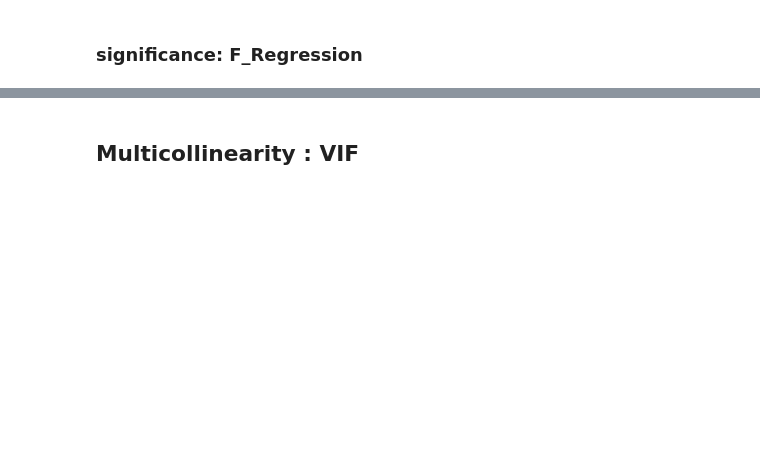
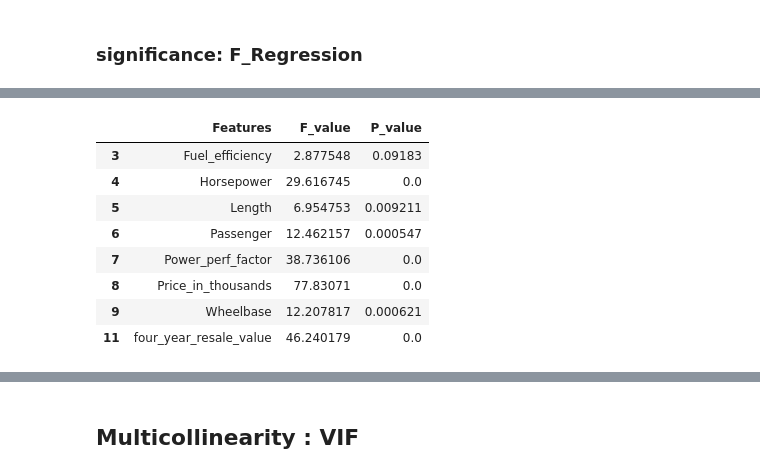
Before and after one commit to kroopeshrajput/Linear_regression_OLS_Car_sales, a Jupyter notebook: Car_Sales_LinearRegression.ipynb, the cells around one changed output, grey strips where cells are left out. Drawn from its saved outputs; the diff is of its cells as text; code cells hidden in the pictures; blank space fills up the shorter version.

```diff
--- a/Car_Sales_LinearRegression.ipynb
+++ b/Car_Sales_LinearRegression.ipynb
@@ -297,7 +302,7 @@ ValueError: Input X contains NaN.
 # %%
-f_val, p_val = f_regression(X = cars.loc[:, x_vars], y = cars.log_Sales_in_thousands)
+f_val, p_val = f_regression(X = cars_new.loc[:, x_var], y = cars_new.loc[:, y_var])
 # %%
-f_reg = pd.DataFrame(data = [x_vars, f_val, p_val] ).T
-f_reg.columns = ['Features', 'F_Value', 'P_Value']
+f_reg = pd.DataFrame(data = [x_var, f_val, p_val] ).T
+f_reg.columns = ['Features', 'F_value', 'P_value']
 # %%
 f_reg
@@ -304,3 +323,13 @@ f_reg
 # %%
-f_reg.loc[f_reg.P_Value < 0.05]
+f_reg.loc[f_reg.P_value < 0.10]
+# %% [output]
+|  | Features | F_value | P_value |
+| 3 | Fuel_efficiency | 2.877548 | 0.09183 |
+| 4 | Horsepower | 29.616745 | 0.0 |
+| 5 | Length | 6.954753 | 0.009211 |
+| 6 | Passenger | 12.462157 | 0.000547 |
+| 7 | Power_perf_factor | 38.736106 | 0.0 |
+| 8 | Price_in_thousands | 77.83071 | 0.0 |
+| 9 | Wheelbase | 12.207817 | 0.000621 |
+| 11 | four_year_resale_value | 46.240179 | 0.0 |
 # %%
```
Also changed, not shown: parts of 22 cells of this notebook.
